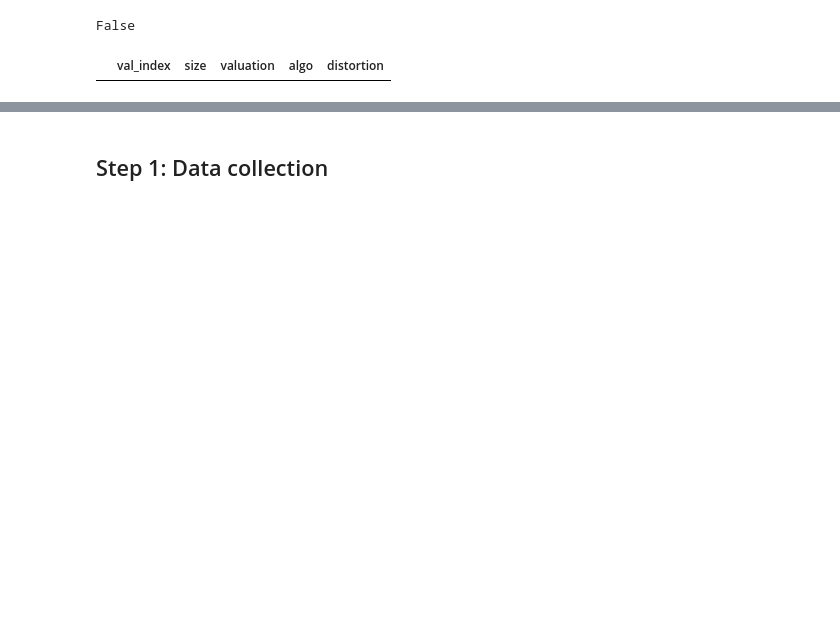
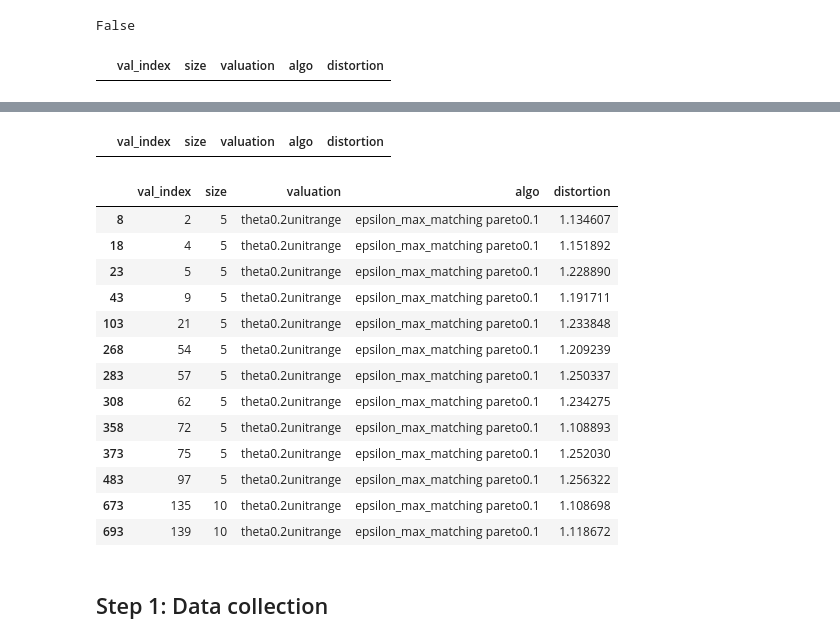
Before and after one commit to LEFTA98/DistortionSim, a Jupyter notebook: ijcai data analysis.ipynb, the cells around one changed output, grey strips where cells are left out. Cells and saved outputs as stored; diff of their text form; code cells hidden in the pictures; blank space fills up the shorter version.

```diff
--- a/ijcai data analysis.ipynb
+++ b/ijcai data analysis.ipynb
@@ -50,3 +62,24 @@ Name: 261, dtype: object
+# %%
+test_df[(test_df['algo']=='epsilon_max_matching pareto1') & (test_df['distortion'] > 2)]
+# %% [output]
+|  | val_index | size | valuation | algo | distortion |
+# %%
+test_df[(test_df['algo']=='epsilon_max_matching pareto0.1') & (test_df['distortion'] > 1.1)]
+# %% [output]
+|  | val_index | size | valuation | algo | distortion |
+| 8 | 2 | 5 | theta0.2unitrange | epsilon_max_matching pareto0.1 | 1.134607 |
+| 18 | 4 | 5 | theta0.2unitrange | epsilon_max_matching pareto0.1 | 1.151892 |
+| 23 | 5 | 5 | theta0.2unitrange | epsilon_max_matching pareto0.1 | 1.228890 |
+| 43 | 9 | 5 | theta0.2unitrange | epsilon_max_matching pareto0.1 | 1.191711 |
+| 103 | 21 | 5 | theta0.2unitrange | epsilon_max_matching pareto0.1 | 1.233848 |
+| 268 | 54 | 5 | theta0.2unitrange | epsilon_max_matching pareto0.1 | 1.209239 |
+| 283 | 57 | 5 | theta0.2unitrange | epsilon_max_matching pareto0.1 | 1.250337 |
+| 308 | 62 | 5 | theta0.2unitrange | epsilon_max_matching pareto0.1 | 1.234275 |
+| 358 | 72 | 5 | theta0.2unitrange | epsilon_max_matching pareto0.1 | 1.108893 |
+| 373 | 75 | 5 | theta0.2unitrange | epsilon_max_matching pareto0.1 | 1.252030 |
+| 483 | 97 | 5 | theta0.2unitrange | epsilon_max_matching pareto0.1 | 1.256322 |
+| 673 | 135 | 10 | theta0.2unitrange | epsilon_max_matching pareto0.1 | 1.108698 |
+| 693 | 139 | 10 | theta0.2unitrange | epsilon_max_matching pareto0.1 | 1.118672 |
 # %% [markdown]
 ## Step 1: Data collection
 # %%
```
Also changed, not shown: parts of 2 cells of this notebook, 14 other files.
